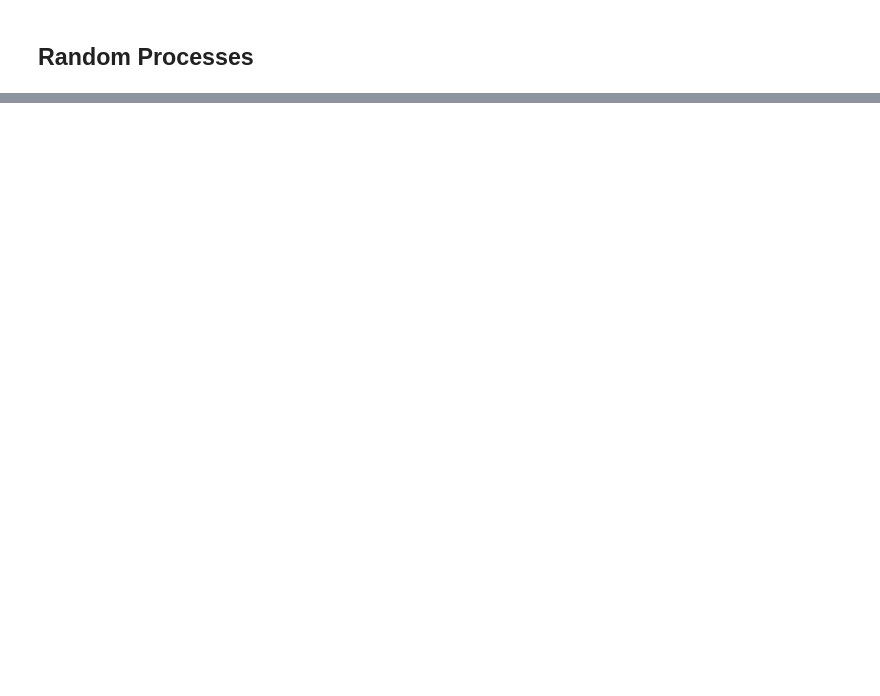
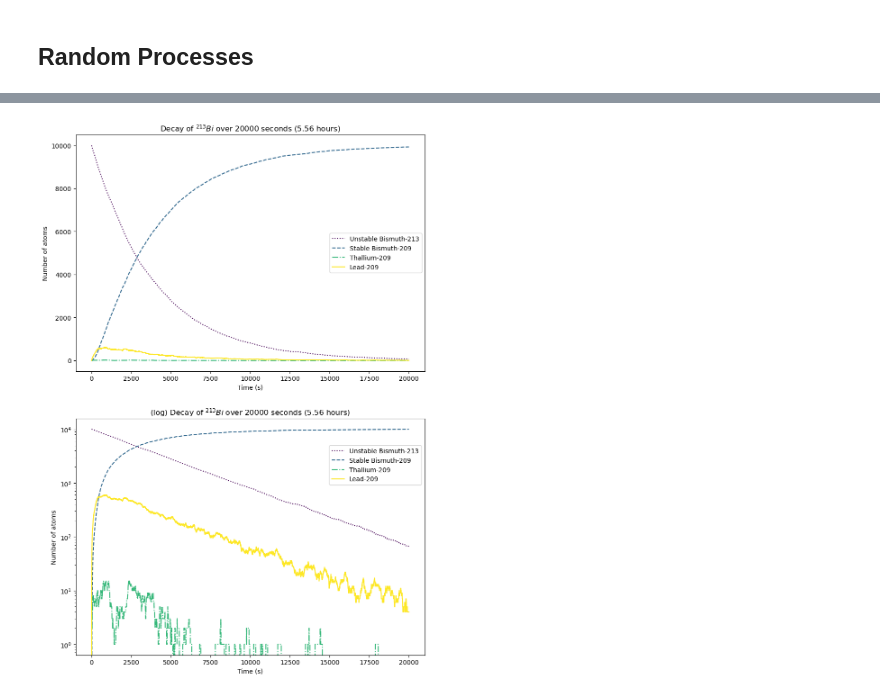
Before and after one commit to jamesobaldwin/CUNY_coursework, a Jupyter notebook: CM/code/CM_practice_code.ipynb, the cells around one changed output, grey strips where cells are left out. Cells and saved outputs as stored; diff of their text form; code cells hidden in the pictures; blank space fills up the shorter version.

```diff
--- a/CM/code/CM_practice_code.ipynb
+++ b/CM/code/CM_practice_code.ipynb
@@ -1089,0 +1072,86 @@ array([ 1,  2,  3,  4,  5,  6,  7,  8,  9, 10, 11, 12, 13, 14])
+# %%
+# exercise 10.2: radiocative decay chain
+NBi_unstable = 10000
+NTl = 0
+NPb = 0
+NBi_stable = 0
+tau_Bi = 46*60   # seconds
+tau_Tl = 2.2*60
+tau_Pb = 3.3*60
+h = 1.     # time step in seconds
+tmax = 20000           # total time
+
+def p(tau):
+    return 1 - 2**(-h/tau)
+
+# set p(tau)
+pBi = p(tau_Bi)
+pTl = p(tau_Tl)
+pPb = p(tau_Pb)
+
+tpoints = np.arange(0., tmax, h)
+Bipoints_unstable = []
+Tlpoints = []
+Pbpoints = []
+Bipoints_stable = []
+
+for t in tpoints:
+    Bipoints_unstable.append(NBi_unstable)
+    Tlpoints.append(NTl)
+    Pbpoints.append(NPb)
+    Bipoints_stable.append(NBi_stable)
+
+    Pb_decay = 0
+    Tl_decay = 0
+    Bi_decay_Tl = 0
+    Bi_decay_Pb = 0
+
+    Pb_decay = np.sum(np.random.rand(NPb) < pPb)
+
+    NPb -= Pb_decay
+    NBi_stable += Pb_decay
+
+    Tl_decay = np.sum(np.random.rand(NTl) < pTl)
+
+    NTl -= Tl_decay
+    NPb += Tl_decay
+
+    bi_decay = np.random.rand(NBi_unstable) < pBi
+    Bi_decay_Tl = np.sum(bi_decay & (np.random.rand(NBi_unstable) < 0.0209))
+    Bi_decay_Pb = np.sum(bi_decay) - Bi_decay_Tl
+
+    NBi_unstable -= (Bi_decay_Tl + Bi_decay_Pb)
+    NTl += Bi_decay_Tl
+    NPb += Bi_decay_Pb
+
+# Get the viridis colormap
+cmap = plt.get_cmap('viridis')
+colors = cmap(np.linspace(0, 1, 4))  # Generate 4 colors from the colormap
+
+fig, axs = plt.subplots(2, 1, figsize=(10,15))
+
+# Plot the results using the colormap
+axs[0].plot(tpoints, Bipoints_unstable, label='Unstable Bismuth-213', color=colors[0], ls='dotted')
+axs[0].plot(tpoints, Bipoints_stable, label='Stable Bismuth-209', color=colors[1], ls='--')
+axs[0].plot(tpoints, Tlpoints, label='Thallium-209', color=colors[2], ls='dashdot')
+axs[0].plot(tpoints, Pbpoints, label='Lead-209', color=colors[3], ls='solid')
+axs[0].set_xlabel("Time (s)")
+axs[0].set_ylabel("Number of atoms")
+axs[0].set_title(r'Decay of $^{213}Bi$ over 20000 seconds (5.56 hours)')
+axs[0].legend()
+
+axs[1].plot(tpoints, Bipoints_unstable, label='Unstable Bismuth-213', color=colors[0], ls='dotted')
+axs[1].plot(tpoints, Bipoints_stable, label='Stable Bismuth-209', color=colors[1], ls='--')
+axs[1].plot(tpoints, Tlpoints, label='Thallium-209', color=colors[2], ls='dashdot')
+axs[1].plot(tpoints, Pbpoints, label='Lead-209', color=colors[3], ls='solid')
+axs[1].set_xlabel("Time (s)")
+axs[1].set_ylabel("Number of atoms")
+axs[1].set_yscale('log')
+axs[1].set_title(r'(log) Decay of $^{213}Bi$ over 20000 seconds (5.56 hours)')
+axs[1].legend(bbox_to_anchor=(0.999, 0.9))
+
+# fig.legend()
+plt.colormaps()
+plt.show()
+# %% [output]
+[figure, added]
```
Also changed, not shown: parts of 38 cells of this notebook, 13 other files.
